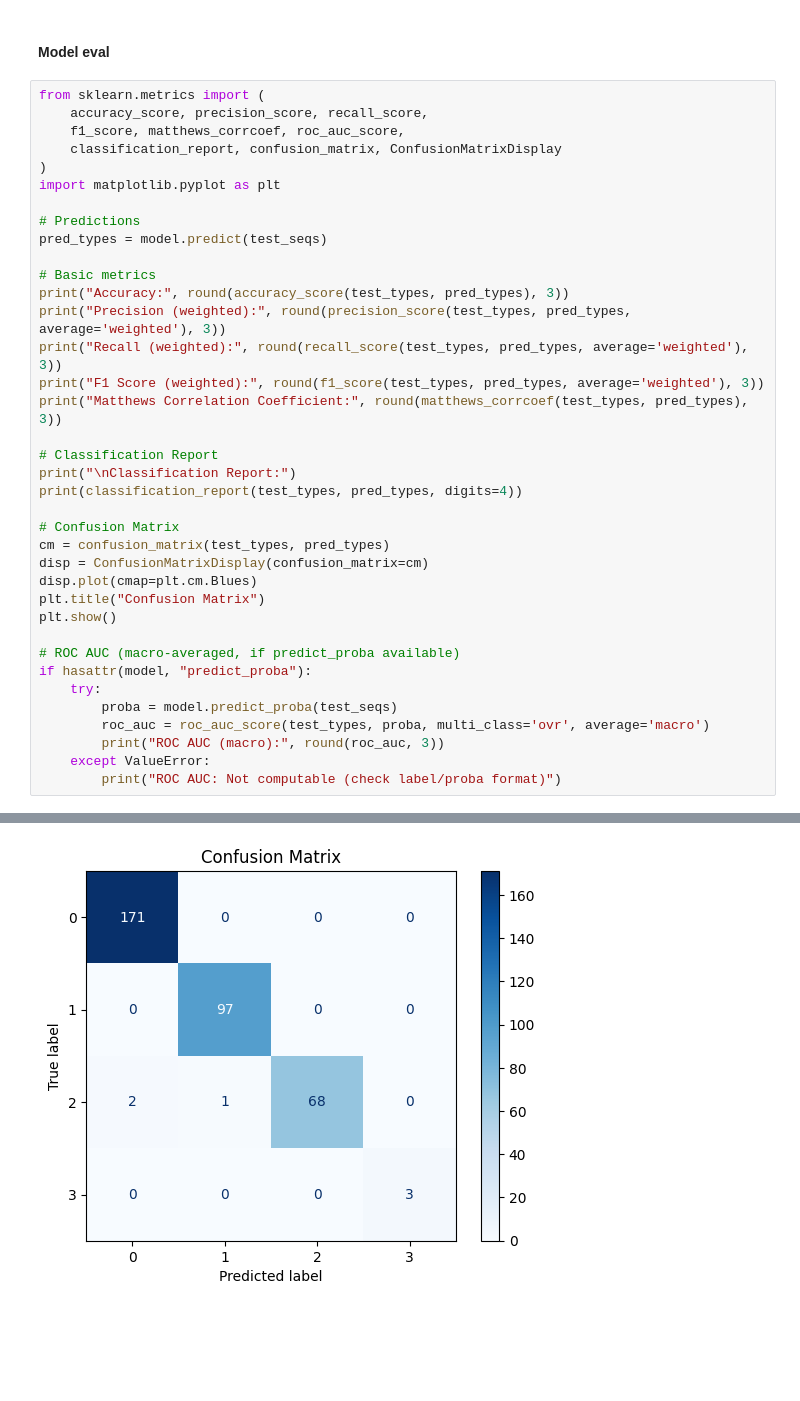
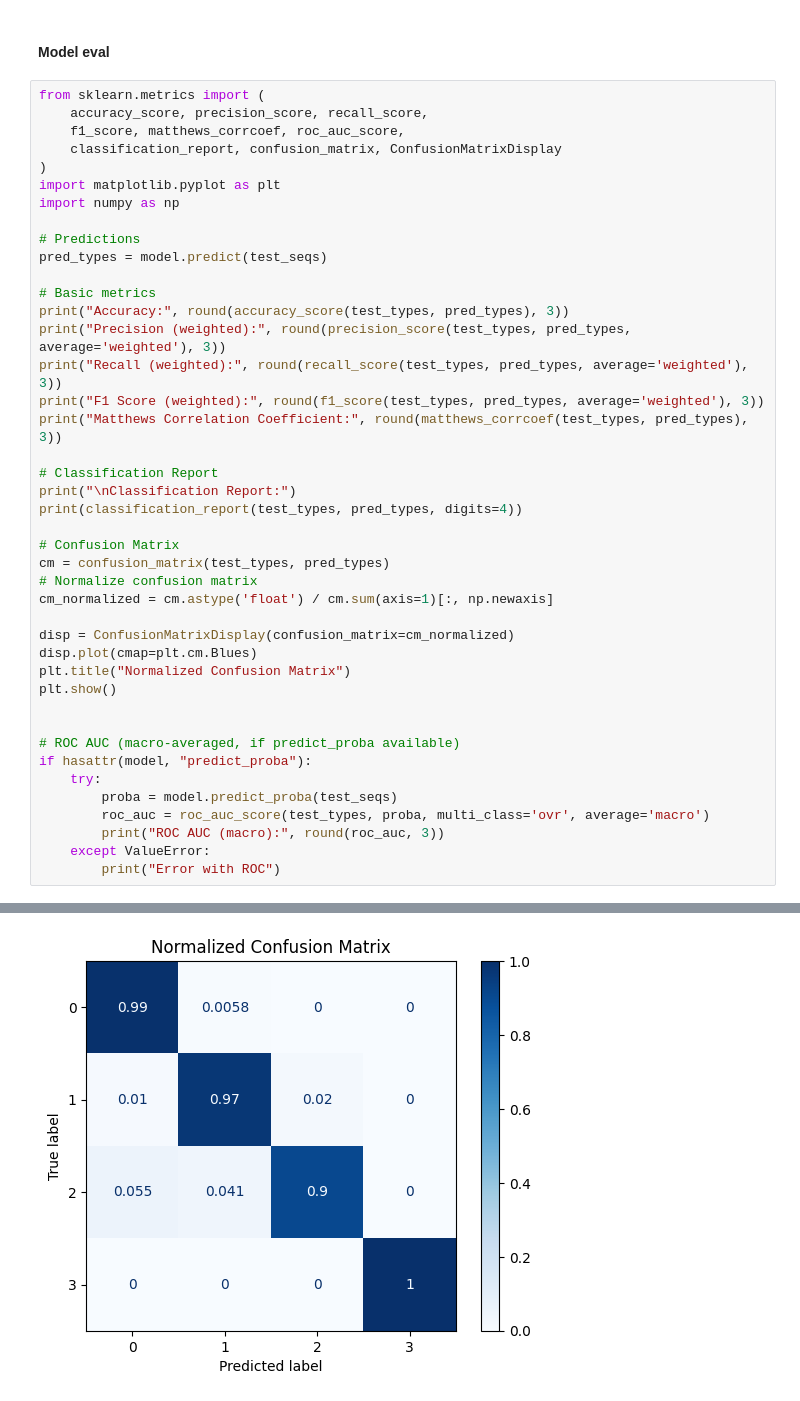
Before and after one commit to jonas-tfo/signal-peptide-prediction-models, a Jupyter notebook: 4-state/4state_sp_classifier_v1.ipynb, the cells around one changed output, grey strips where cells are left out. Saved outputs shown, nothing was run; the diff lists cells and outputs as text; blank space fills up the shorter version.

```diff
--- a/4-state/4state_sp_classifier_v1.ipynb
+++ b/4-state/4state_sp_classifier_v1.ipynb
@@ -237,6 +231,7 @@ from sklearn.metrics import (
     classification_report, confusion_matrix, ConfusionMatrixDisplay
 )
 import matplotlib.pyplot as plt
+import numpy as np
 
 # Predictions
 pred_types = model.predict(test_seqs)
@@ -254,10 +249,14 @@ print(classification_report(test_types, pred_types, digits=4))
 
 # Confusion Matrix
 cm = confusion_matrix(test_types, pred_types)
-disp = ConfusionMatrixDisplay(confusion_matrix=cm)
+# Normalize confusion matrix
+cm_normalized = cm.astype('float') / cm.sum(axis=1)[:, np.newaxis]
+
+disp = ConfusionMatrixDisplay(confusion_matrix=cm_normalized)
 disp.plot(cmap=plt.cm.Blues)
-plt.title("Confusion Matrix")
+plt.title("Normalized Confusion Matrix")
 plt.show()
+
 
 # ROC AUC (macro-averaged, if predict_proba available)
 if hasattr(model, "predict_proba"):
@@ -266,5 +265,5 @@ if hasattr(model, "predict_proba"):
         roc_auc = roc_auc_score(test_types, proba, multi_class='ovr', average='macro')
         print("ROC AUC (macro):", round(roc_auc, 3))
     except ValueError:
-        print("ROC AUC: Not computable (check label/proba format)")
+        print("Error with ROC")
 # %% [output]
@@ -288 +287 @@ weighted avg     0.9913    0.9912    0.9912       342
-[figure, old version]
+[figure, new version]
```
Also changed, not shown: parts of 5 cells of this notebook.
